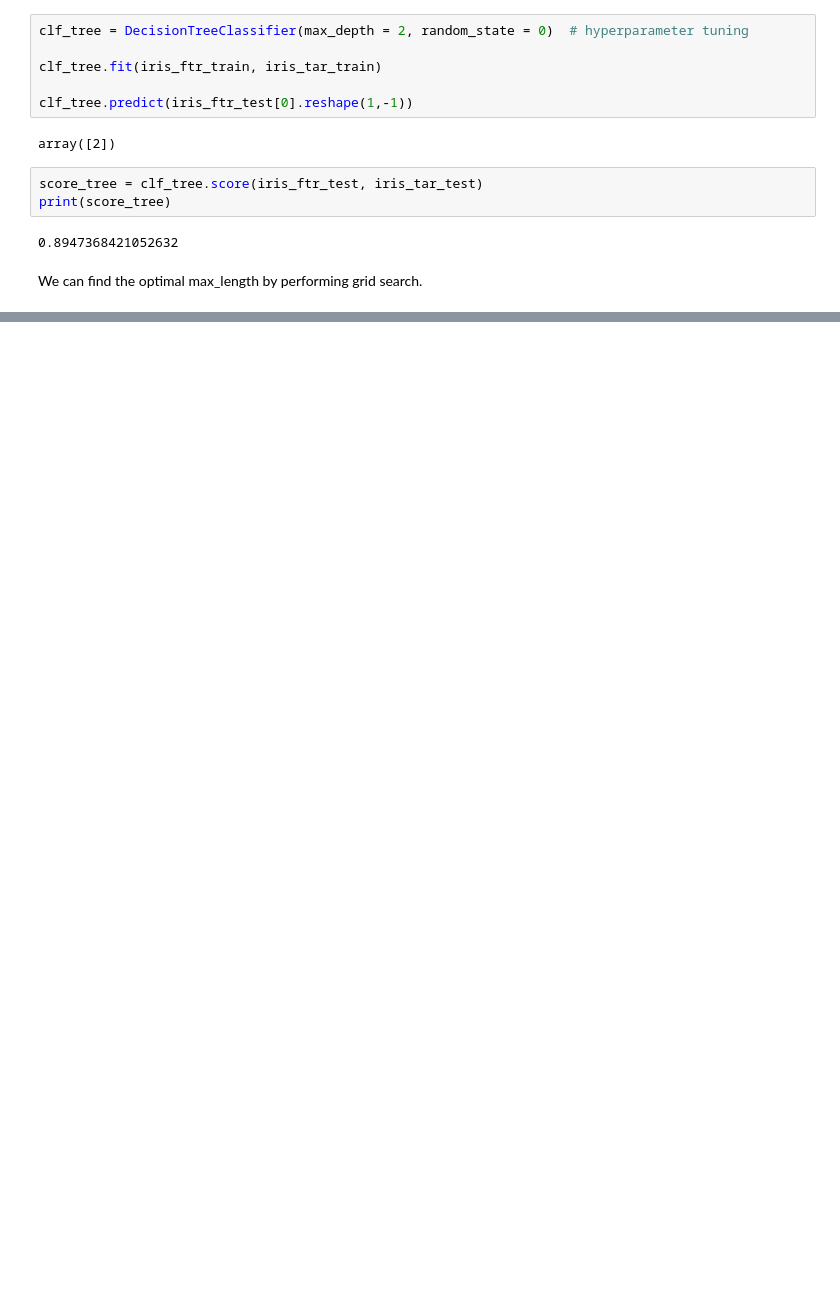
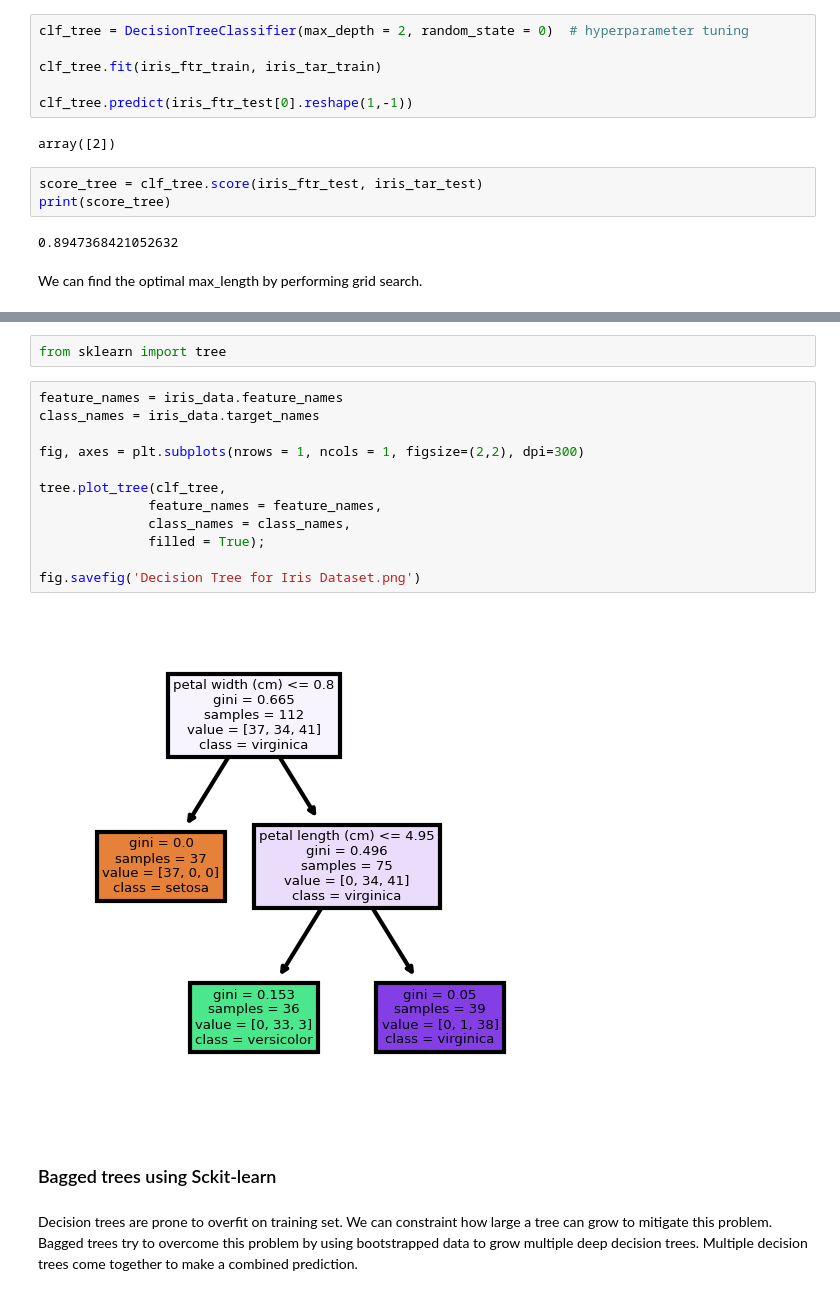
Before and after one commit to koraykoca/Data-Science, a Jupyter notebook: Scikit-Learn.ipynb, the cells around one changed output, grey strips where cells are left out. Drawn from its saved outputs; the diff is of its cells as text; blank space fills up the shorter version.

```diff
--- a/Scikit-Learn.ipynb
+++ b/Scikit-Learn.ipynb
@@ -184,0 +202,20 @@ best max_depth is: 3
+# %%
+from sklearn import tree
+# %%
+feature_names = iris_data.feature_names
+class_names = iris_data.target_names
+
+fig, axes = plt.subplots(nrows = 1, ncols = 1, figsize=(2,2), dpi=300)
+
+tree.plot_tree(clf_tree,
+              feature_names = feature_names,
+              class_names = class_names,
+              filled = True);
+
+fig.savefig('Decision Tree for Iris Dataset.png')
+# %% [output]
+[figure, added]
+# %% [markdown]
+### Bagged trees using Sckit-learn
+# %% [markdown]
+Decision trees are prone to overfit on training set. We can constraint how large a tree can grow to mitigate this problem. Bagged trees try to overcome this problem by using bootstrapped data to grow multiple deep decision trees. Multiple decision trees come together to make a combined prediction.
```
Also changed, not shown: parts of 48 cells of this notebook.
